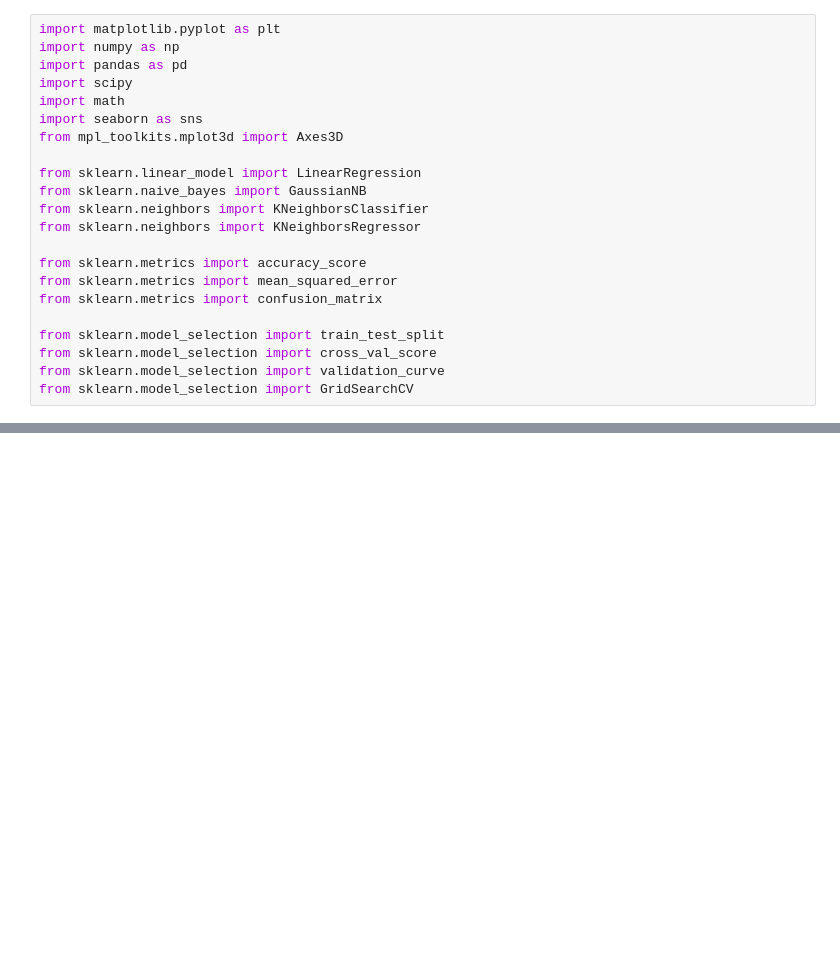
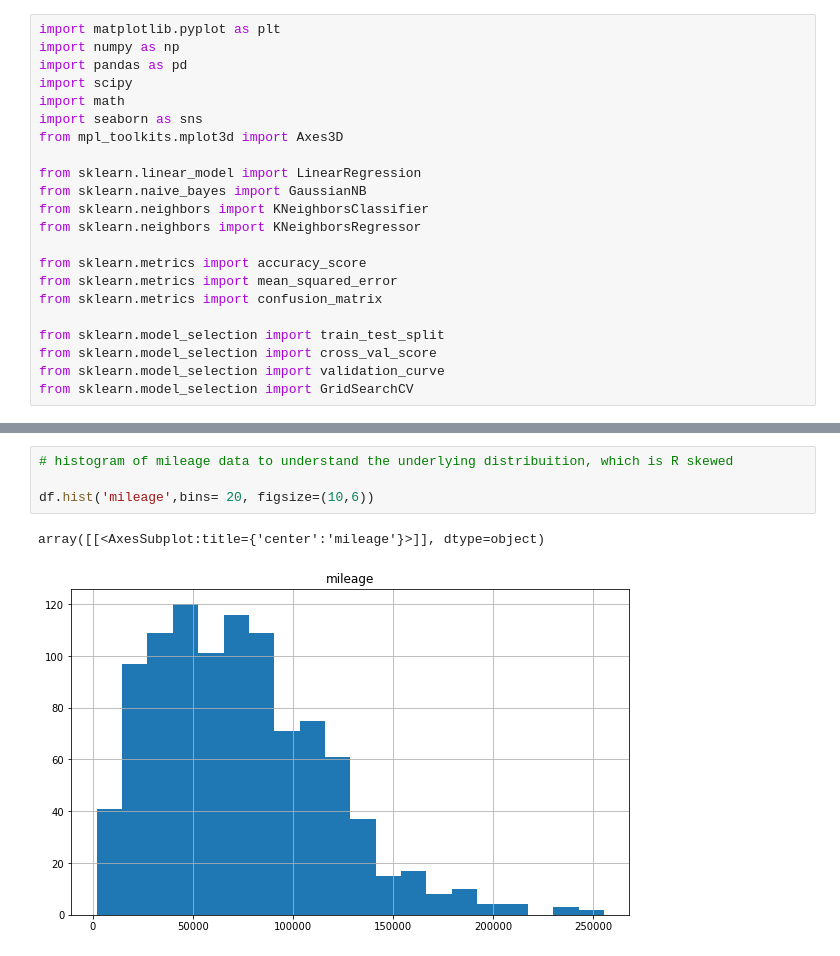
Before and after one commit to tkashdat/STP494, a Jupyter notebook: notebooks/kNNcars.ipynb, the cells around one changed output, grey strips where cells are left out. Drawn from its saved outputs; the diff is of its cells as text; blank space fills up the shorter version.

```diff
--- a/notebooks/kNNcars.ipynb
+++ b/notebooks/kNNcars.ipynb
@@ -144,0 +59,7 @@ fig.tight_layout()
+# %%
+# histogram of mileage data to understand the underlying distribuition, which is R skewed
+
+df.hist('mileage',bins= 20, figsize=(10,6))
+# %% [output]
+array([[<AxesSubplot:title={'center':'mileage'}>]], dtype=object)
+[figure, added]
```
Also changed, not shown: parts of 46 cells of this notebook, 1 other file.
